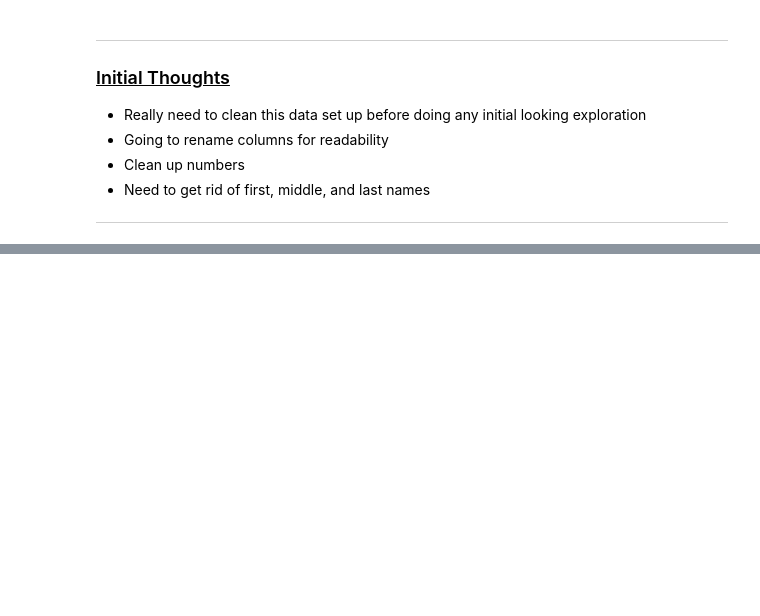
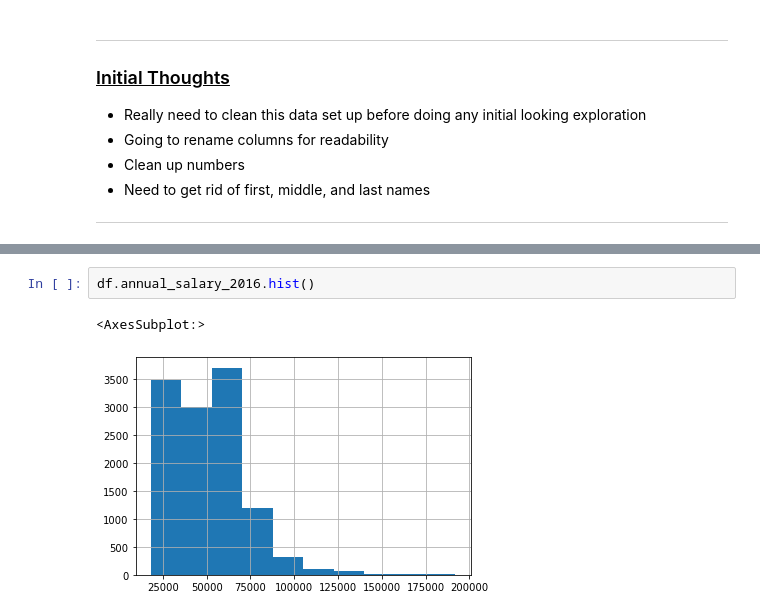
Before and after one commit to DBerchelmann/employee-classification, a Jupyter notebook: finalnotebook_employee_project.ipynb, the cells around one changed output, grey strips where cells are left out. Saved outputs shown, nothing was run; the diff lists cells and outputs as text; blank space fills up the shorter version.

```diff
--- a/finalnotebook_employee_project.ipynb
+++ b/finalnotebook_employee_project.ipynb
@@ -175,0 +267,5 @@ There are 1 columns that have NULL values.
+# %%
+df.annual_salary_2016.hist()
+# %% [output]
+<AxesSubplot:>
+[figure, added]
```
Also changed, not shown: parts of 120 cells of this notebook, 3 other files.
